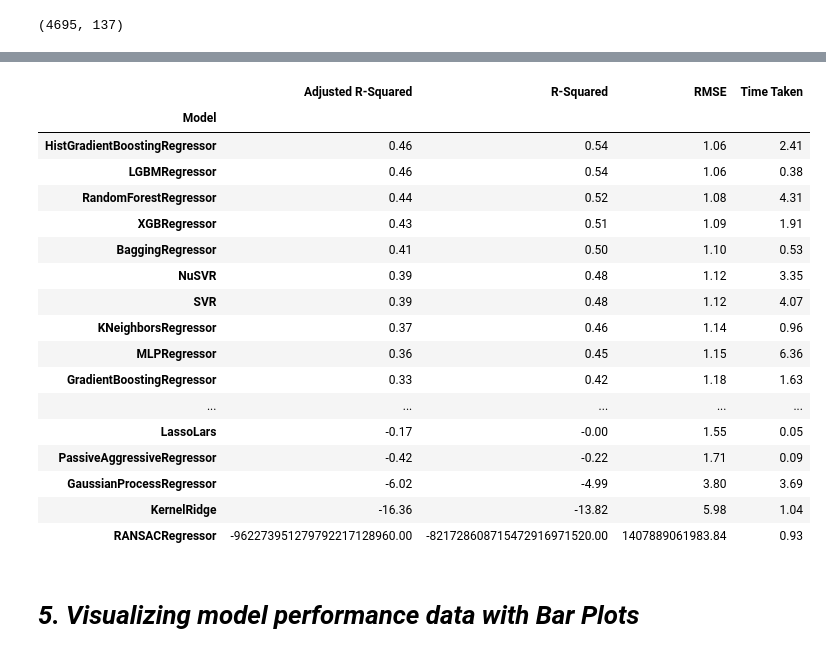
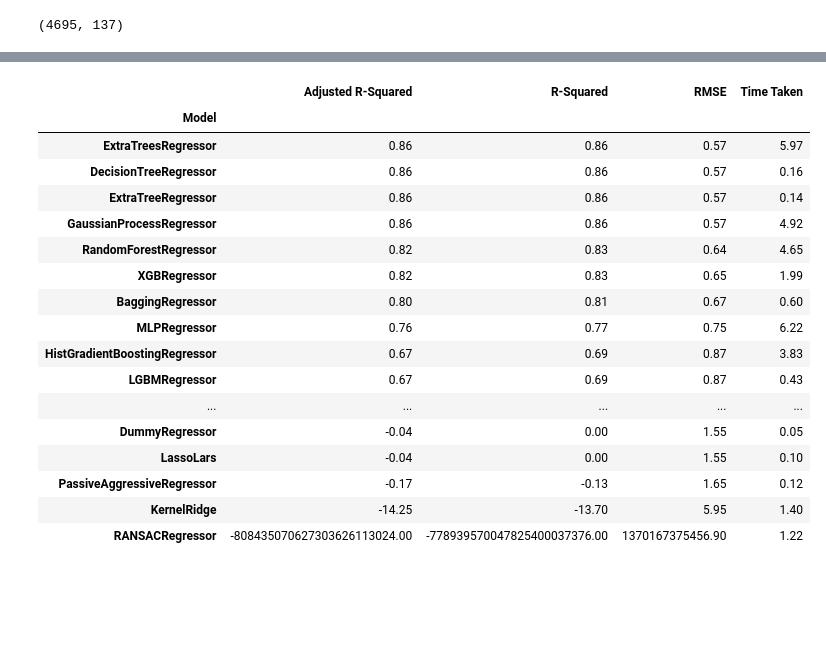
Before and after one commit to diyaarul2981/HBDrug_Dev_C, a Jupyter notebook: CDD_ML_Part_5_Acetylcholinesterase_Compare_Regressors.ipynb, the cells around one changed output, grey strips where cells are left out. Drawn from its saved outputs; the diff is of its cells as text; code cells hidden in the pictures; blank space fills up the shorter version.

```diff
--- a/CDD_ML_Part_5_Acetylcholinesterase_Compare_Regressors.ipynb
+++ b/CDD_ML_Part_5_Acetylcholinesterase_Compare_Regressors.ipynb
@@ -103,24 +83,22 @@ train
-# %%
-#test set table
-test
-# %% [output]
-|  | Adjusted R-Squared | R-Squared | RMSE | Time Taken |
-| Model |  |  |  |  |
-| HistGradientBoostingRegressor | 0.46 | 0.54 | 1.06 | 2.41 |
-| LGBMRegressor | 0.46 | 0.54 | 1.06 | 0.38 |
-| RandomForestRegressor | 0.44 | 0.52 | 1.08 | 4.31 |
-| XGBRegressor | 0.43 | 0.51 | 1.09 | 1.91 |
-| BaggingRegressor | 0.41 | 0.50 | 1.10 | 0.53 |
-| NuSVR | 0.39 | 0.48 | 1.12 | 3.35 |
-| SVR | 0.39 | 0.48 | 1.12 | 4.07 |
-| KNeighborsRegressor | 0.37 | 0.46 | 1.14 | 0.96 |
-| MLPRegressor | 0.36 | 0.45 | 1.15 | 6.36 |
-| GradientBoostingRegressor | 0.33 | 0.42 | 1.18 | 1.63 |
-| ... | ... | ... | ... | ... |
-| LassoLars | -0.17 | -0.00 | 1.55 | 0.05 |
-| PassiveAggressiveRegressor | -0.42 | -0.22 | 1.71 | 0.09 |
-| GaussianProcessRegressor | -6.02 | -4.99 | 3.80 | 3.69 |
-| KernelRidge | -16.36 | -13.82 | 5.98 | 1.04 |
-| RANSACRegressor | -962273951279792217128960.00 | -821728608715472916971520.00 | 1407889061983.84 | 0.93 |
-# %% [markdown]
-# ***5. Visualizing model performance data with Bar Plots***
+# %%
+# Performance table of the training set (80% subset)
+predictions_train
+# %% [output]
+|  | Adjusted R-Squared | R-Squared | RMSE | Time Taken |
+| Model |  |  |  |  |
+| ExtraTreesRegressor | 0.86 | 0.86 | 0.57 | 5.97 |
+| DecisionTreeRegressor | 0.86 | 0.86 | 0.57 | 0.16 |
+| ExtraTreeRegressor | 0.86 | 0.86 | 0.57 | 0.14 |
+| GaussianProcessRegressor | 0.86 | 0.86 | 0.57 | 4.92 |
+| RandomForestRegressor | 0.82 | 0.83 | 0.64 | 4.65 |
+| XGBRegressor | 0.82 | 0.83 | 0.65 | 1.99 |
+| BaggingRegressor | 0.80 | 0.81 | 0.67 | 0.60 |
+| MLPRegressor | 0.76 | 0.77 | 0.75 | 6.22 |
+| HistGradientBoostingRegressor | 0.67 | 0.69 | 0.87 | 3.83 |
+| LGBMRegressor | 0.67 | 0.69 | 0.87 | 0.43 |
+| ... | ... | ... | ... | ... |
+| DummyRegressor | -0.04 | 0.00 | 1.55 | 0.05 |
+| LassoLars | -0.04 | 0.00 | 1.55 | 0.10 |
+| PassiveAggressiveRegressor | -0.17 | -0.13 | 1.65 | 0.12 |
+| KernelRidge | -14.25 | -13.70 | 5.95 | 1.40 |
+| RANSACRegressor | -808435070627303626113024.00 | -778939570047825400037376.00 | 1370167375456.90 | 1.22 |
```
Also changed, not shown: parts of 19 cells of this notebook.
